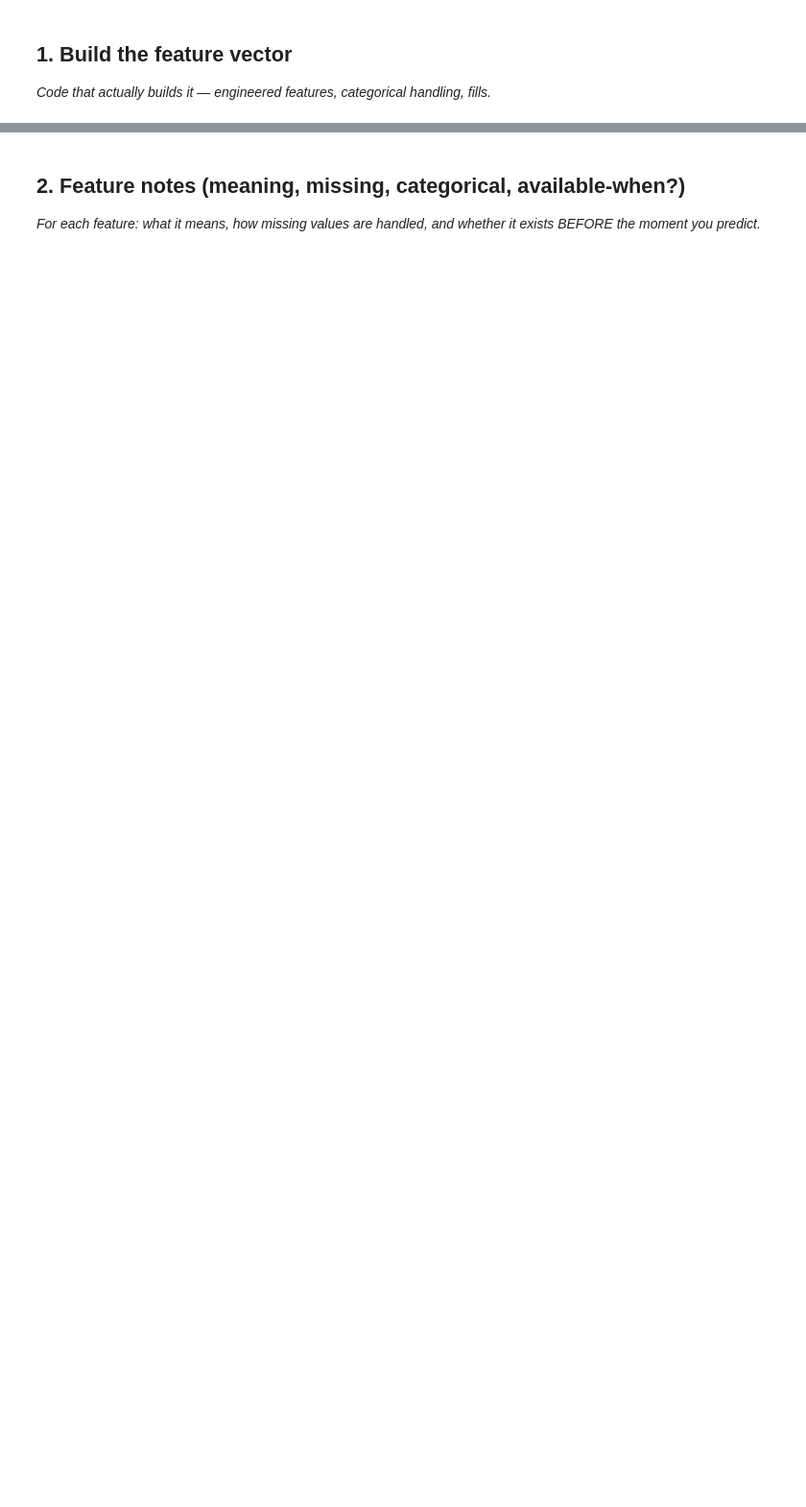
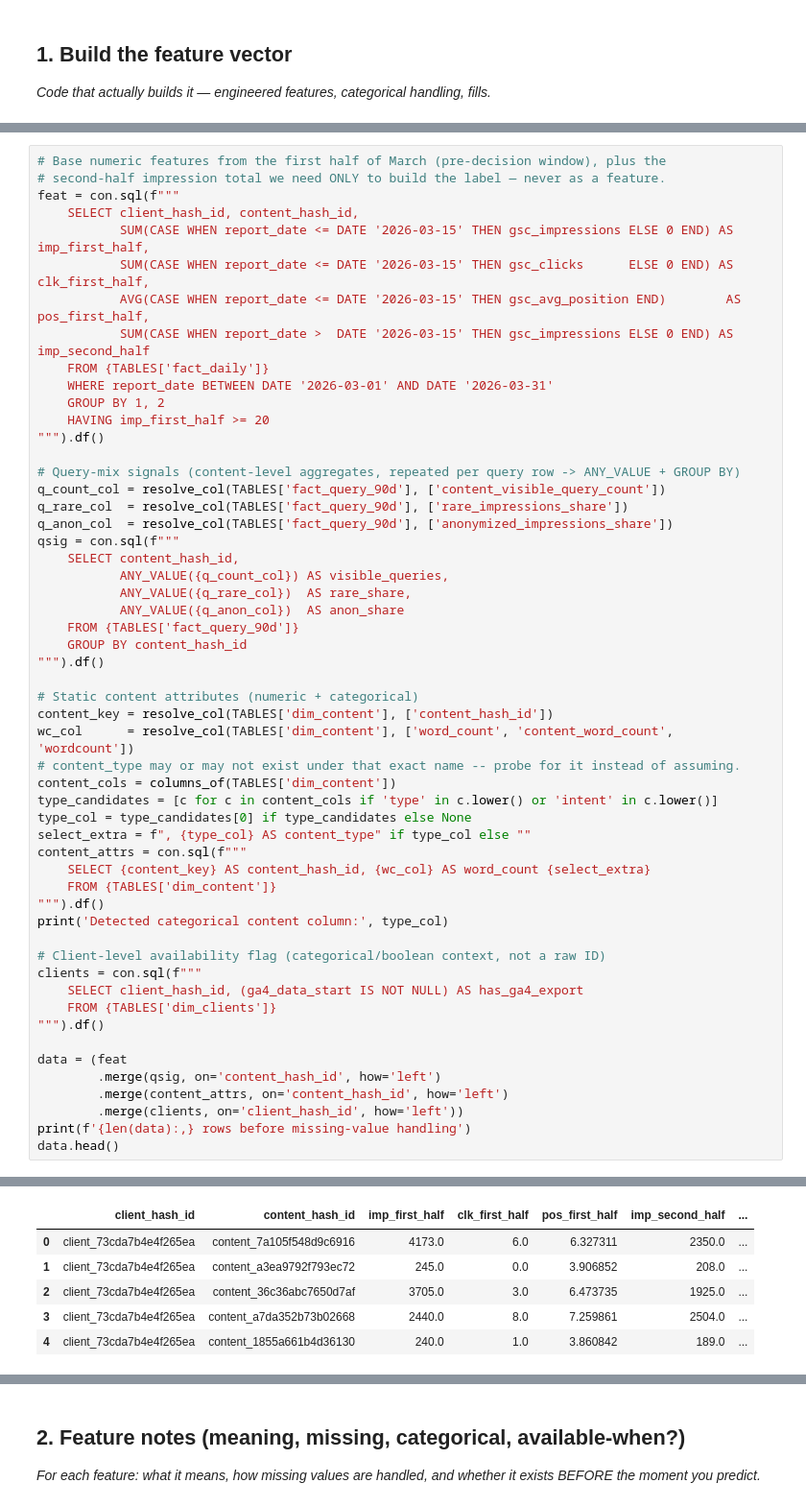
Before and after one commit to Ali-Haider987/alihaider-flyrank-ml, a Jupyter notebook: work/notebooks/w03_feature_leakage_check.ipynb, the cells around one changed output, grey strips where cells are left out. Shown at 96% size. Cells and saved outputs as stored; diff of their text form; blank space fills up the shorter version.

```diff
--- a/work/notebooks/w03_feature_leakage_check.ipynb
+++ b/work/notebooks/w03_feature_leakage_check.ipynb
@@ -15,0 +60,55 @@ This skeleton is yours to fill. Work the sections **in order** — each one has
+# %%
+# Base numeric features from the first half of March (pre-decision window), plus the
+# second-half impression total we need ONLY to build the label — never as a feature.
+feat = con.sql(f"""
+    SELECT client_hash_id, content_hash_id,
+           SUM(CASE WHEN report_date <= DATE '2026-03-15' THEN gsc_impressions ELSE 0 END) AS imp_first_half,
+           SUM(CASE WHEN report_date <= DATE '2026-03-15' THEN gsc_clicks      ELSE 0 END) AS clk_first_half,
+           AVG(CASE WHEN report_date <= DATE '2026-03-15' THEN gsc_avg_position END)        AS pos_first_half,
+           SUM(CASE WHEN report_date >  DATE '2026-03-15' THEN gsc_impressions ELSE 0 END) AS imp_second_half
+    FROM {TABLES['fact_daily']}
+    WHERE report_date BETWEEN DATE '2026-03-01' AND DATE '2026-03-31'
+    GROUP BY 1, 2
+    HAVING imp_first_half >= 20
+""").df()
+
+# Query-mix signals (content-level aggregates, repeated per query row -> ANY_VALUE + GROUP BY)
+q_count_col = resolve_col(TABLES['fact_query_90d'], ['content_visible_query_count'])
+q_rare_col  = resolve_col(TABLES['fact_query_90d'], ['rare_impressions_share'])
+q_anon_col  = resolve_col(TABLES['fact_query_90d'], ['anonymized_impressions_share'])
+qsig = con.sql(f"""
+    SELECT content_hash_id,
+           ANY_VALUE({q_count_col}) AS visible_queries,
+           ANY_VALUE({q_rare_col})  AS rare_share,
+           ANY_VALUE({q_anon_col})  AS anon_share
+    FROM {TABLES['fact_query_90d']}
+    GROUP BY content_hash_id
+""").df()
+
+# Static content attributes (numeric + categorical)
+content_key = resolve_col(TABLES['dim_content'], ['content_hash_id'])
+wc_col      = resolve_col(TABLES['dim_content'], ['word_count', 'content_word_count', 'wordcount'])
+# content_type may or may not exist under that exact name -- probe for it instead of assuming.
+content_cols = columns_of(TABLES['dim_content'])
+type_candidates = [c for c in content_cols if 'type' in c.lower() or 'intent' in c.lower()]
+type_col = type_candidates[0] if type_candidates else None
+select_extra = f", {type_col} AS content_type" if type_col else ""
+content_attrs = con.sql(f"""
+    SELECT {content_key} AS content_hash_id, {wc_col} AS word_count {select_extra}
+    FROM {TABLES['dim_content']}
+""").df()
+print('Detected categorical content column:', type_col)
+
+# Client-level availability flag (categorical/boolean context, not a raw ID)
+clients = con.sql(f"""
+    SELECT client_hash_id, (ga4_data_start IS NOT NULL) AS has_ga4_export
+    FROM {TABLES['dim_clients']}
+""").df()
+
+data = (feat
+        .merge(qsig, on='content_hash_id', how='left')
+        .merge(content_attrs, on='content_hash_id', how='left')
+        .merge(clients, on='client_hash_id', how='left'))
+print(f'{len(data):,} rows before missing-value handling')
+data.head()
+# %% [output]
@@ -15,0 +117,6 @@ This skeleton is yours to fill. Work the sections **in order** — each one has
+|  | client_hash_id | content_hash_id | imp_first_half | clk_first_half | pos_first_half | imp_second_half | ... |
+| 0 | client_73cda7b4e4f265ea | content_7a105f548d9c6916 | 4173.0 | 6.0 | 6.327311 | 2350.0 | ... |
+| 1 | client_73cda7b4e4f265ea | content_a3ea9792f793ec72 | 245.0 | 0.0 | 3.906852 | 208.0 | ... |
+| 2 | client_73cda7b4e4f265ea | content_36c36abc7650d7af | 3705.0 | 3.0 | 6.473735 | 1925.0 | ... |
+| 3 | client_73cda7b4e4f265ea | content_a7da352b73b02668 | 2440.0 | 8.0 | 7.259861 | 2504.0 | ... |
+| 4 | client_73cda7b4e4f265ea | content_1855a661b4d36130 | 240.0 | 1.0 | 3.860842 | 189.0 | ... |
```
Also changed, not shown: parts of 21 cells of this notebook.
